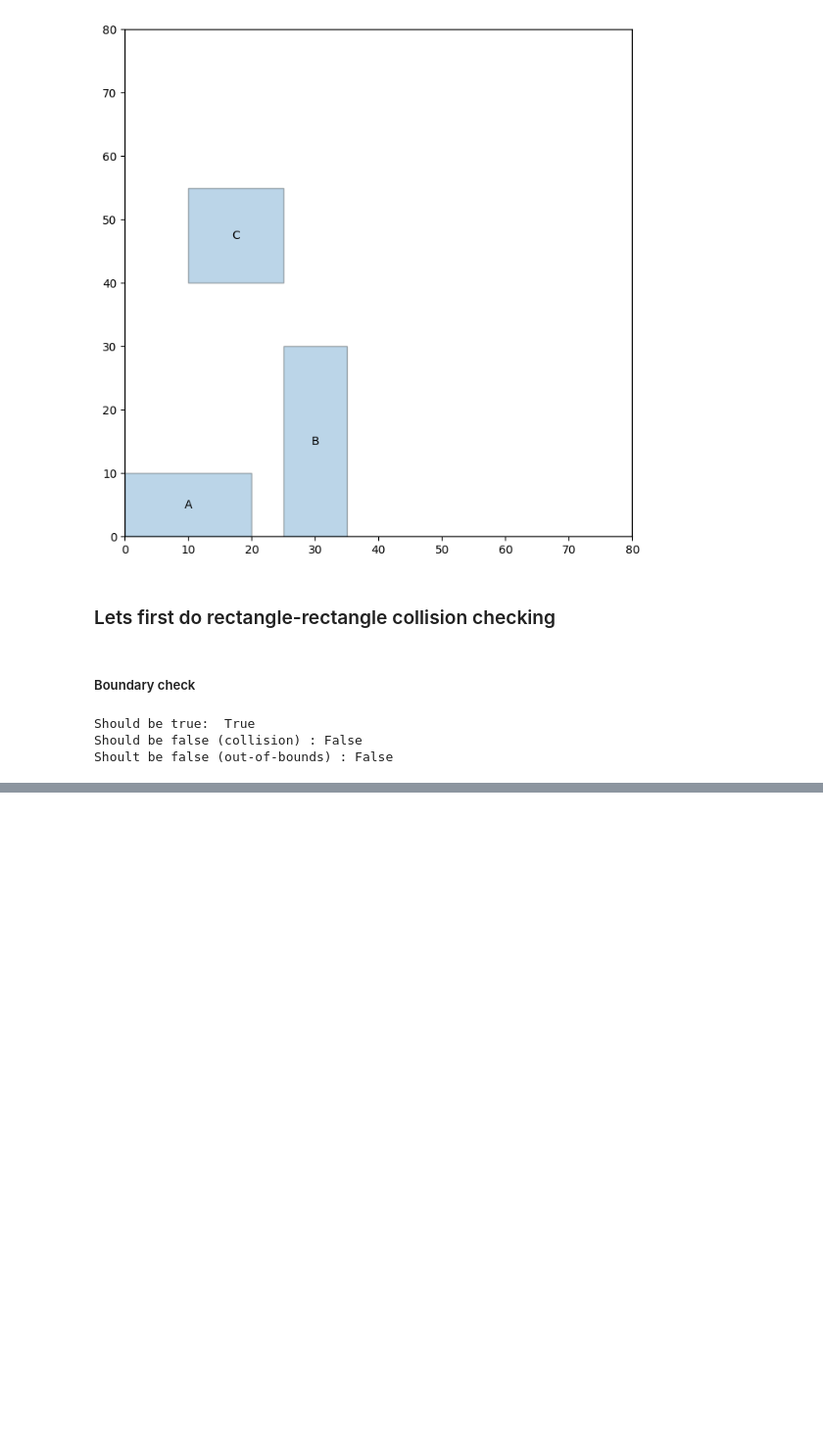
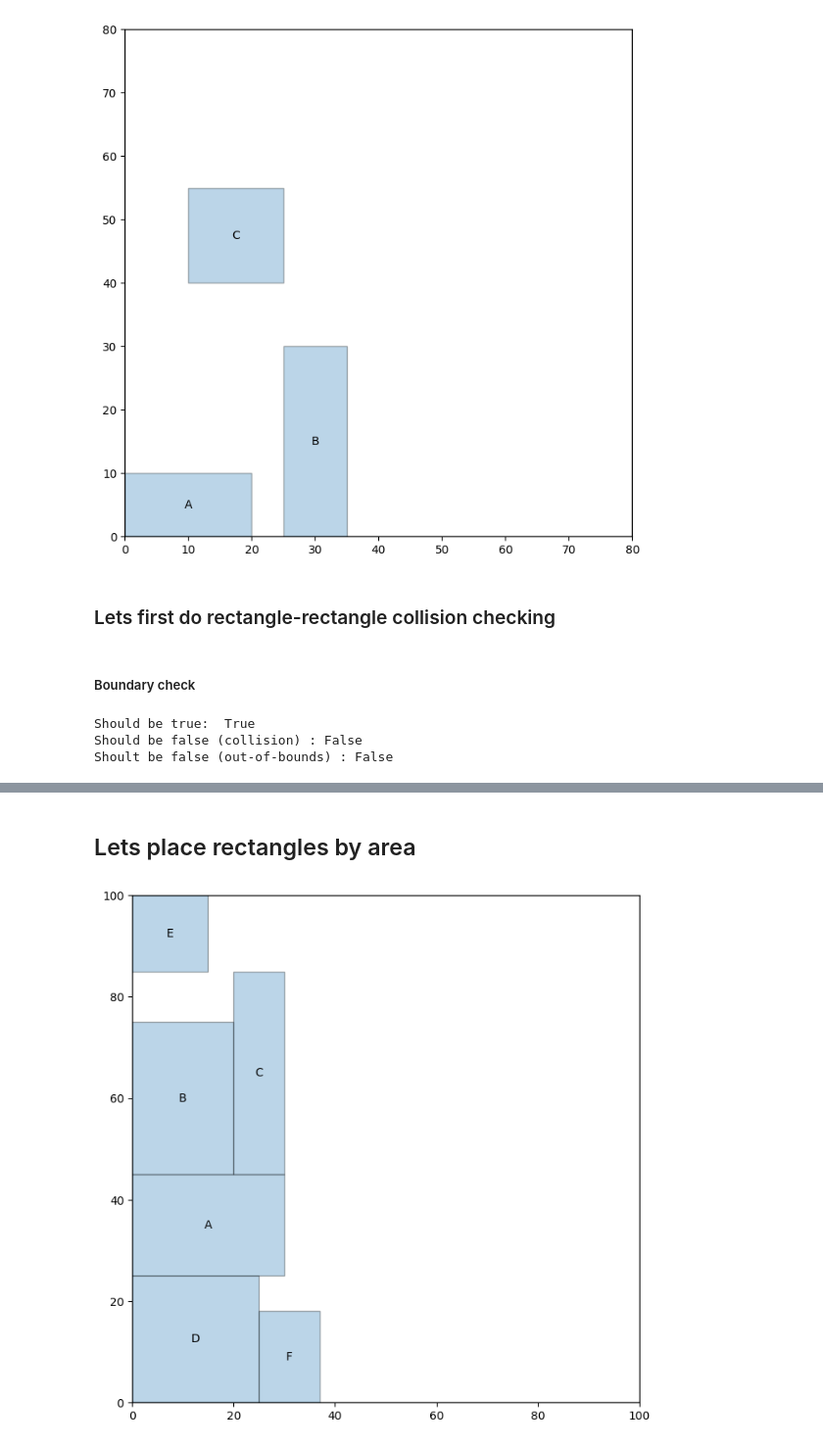
Before and after one commit to ruforavishnu/attempting_kaggle_2025_santa_competition, a Jupyter notebook: 04_greedy_placement_heuristics.ipynb, the cells around one changed output, grey strips where cells are left out. Shown at 98% size. Cells and saved outputs as stored; diff of their text form; code cells hidden in the pictures; blank space fills up the shorter version.

```diff
--- a/04_greedy_placement_heuristics.ipynb
+++ b/04_greedy_placement_heuristics.ipynb
@@ -123,0 +212,47 @@ Shoult be false (out-of-bounds) : False
+# %%
+def order_by_area(rects):
+  return sorted(rects, key=lambda r: r.w * r.h , reverse=True)
+
+def order_by_max_side(rects):
+  return sorted(rects, key=lambda r: max(r.w, r.h),   reverse=True)
+
+def order_by_height(rects):
+  return sorted(rects, key=lambda r: r.h, reverse=True)
+
+def order_by_width(rects):
+  return sorted(rects, key=lambda r: r.w, reverse=True)
+# %%
+def greedy_pack(rects,  world_w,  world_h):
+  placed = []
+
+  for r in rects:
+    success = place_bottom_left(r,  placed,  world_w,  world_h)
+
+    if success:
+      placed.append(r)
+
+    else:
+      print(f'Could not place rectangle {r.id}')
+
+  return placed
+# %%
+world_w = 100
+world_h = 100
+
+rects = [
+
+         Rect(30, 20, id='A'),
+         Rect(20, 30, id='B'),
+         Rect(10, 40, id='C'),
+         Rect(25, 25, id='D'),
+         Rect(15, 15, id='E'),
+         Rect(12, 18, id='F')
+]
+# %% [markdown]
+## Lets place rectangles by area
+# %%
+placed_area = greedy_pack(order_by_area(rects), world_w, world_h)
+
+plot_rectangles(placed_area, world_w, world_h)
+# %% [output]
+[figure, added]
```
Also changed, not shown: parts of 22 cells of this notebook.
